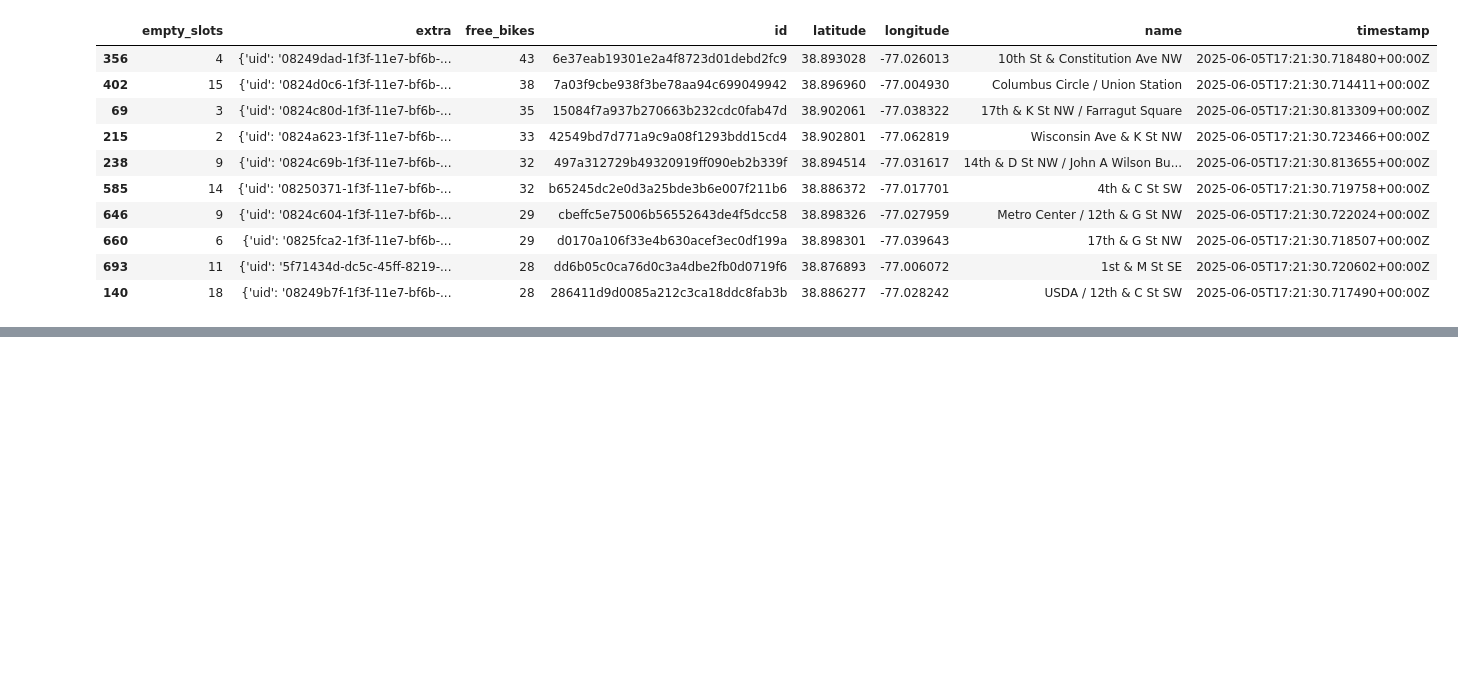
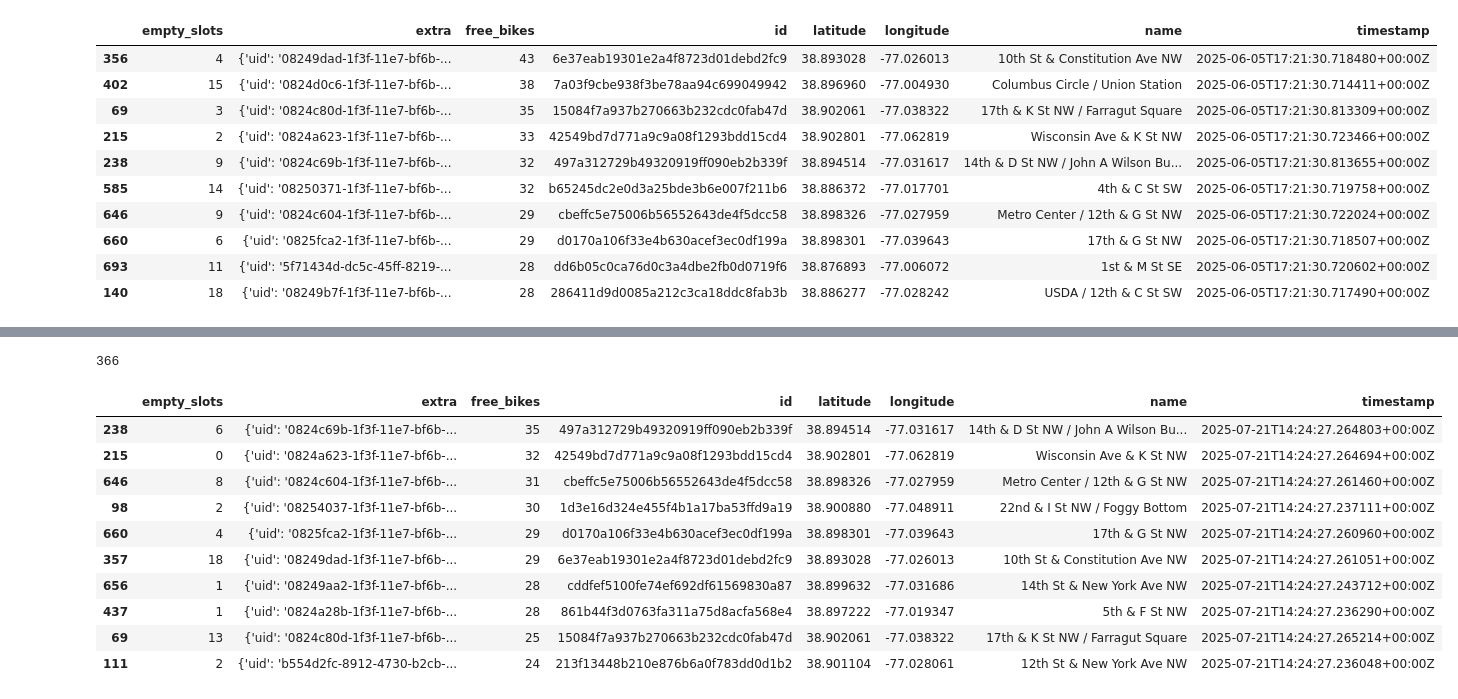
Before and after one commit to anniesidd/CityBike, a Jupyter notebook: Get_CityBike.ipynb, the cells around one changed output, grey strips where cells are left out. Saved outputs shown, nothing was run; the diff lists cells and outputs as text; code cells hidden in the pictures; blank space fills up the shorter version.

```diff
--- a/Get_CityBike.ipynb
+++ b/Get_CityBike.ipynb
@@ -116,0 +105,21 @@ cabi_stations.sort_values('empty_slots', ascending=False).head(10)
+# %%
+# Capital coordinates -  38.889921, -77.011001
+# Only want stations in northwest of the capital
+nw_cabi_stations = cabi_stations[(cabi_stations['latitude'] > 38.889921) & (cabi_stations['longitude'] < -77.011001) ]
+nw_cabi_stations['id'].count()
+# %% [output]
+366
+# %%
+nw_cabi_stations.sort_values('free_bikes', ascending=False).head(10)
+# %% [output]
+|  | empty_slots | extra | free_bikes | id | latitude | longitude | name | timestamp |
+| 238 | 6 | {'uid': '0824c69b-1f3f-11e7-bf6b-... | 35 | 497a312729b49320919ff090eb2b339f | 38.894514 | -77.031617 | 14th & D St NW / John A Wilson Bu... | 2025-07-21T14:24:27.264803+00:00Z |
+| 215 | 0 | {'uid': '0824a623-1f3f-11e7-bf6b-... | 32 | 42549bd7d771a9c9a08f1293bdd15cd4 | 38.902801 | -77.062819 | Wisconsin Ave & K St NW | 2025-07-21T14:24:27.264694+00:00Z |
+| 646 | 8 | {'uid': '0824c604-1f3f-11e7-bf6b-... | 31 | cbeffc5e75006b56552643de4f5dcc58 | 38.898326 | -77.027959 | Metro Center / 12th & G St NW | 2025-07-21T14:24:27.261460+00:00Z |
+| 98 | 2 | {'uid': '08254037-1f3f-11e7-bf6b-... | 30 | 1d3e16d324e455f4b1a17ba53ffd9a19 | 38.900880 | -77.048911 | 22nd & I St NW / Foggy Bottom | 2025-07-21T14:24:27.237111+00:00Z |
+| 660 | 4 | {'uid': '0825fca2-1f3f-11e7-bf6b-... | 29 | d0170a106f33e4b630acef3ec0df199a | 38.898301 | -77.039643 | 17th & G St NW | 2025-07-21T14:24:27.260960+00:00Z |
+| 357 | 18 | {'uid': '08249dad-1f3f-11e7-bf6b-... | 29 | 6e37eab19301e2a4f8723d01debd2fc9 | 38.893028 | -77.026013 | 10th St & Constitution Ave NW | 2025-07-21T14:24:27.261051+00:00Z |
+| 656 | 1 | {'uid': '08249aa2-1f3f-11e7-bf6b-... | 28 | cddfef5100fe74ef692df61569830a87 | 38.899632 | -77.031686 | 14th St & New York Ave NW | 2025-07-21T14:24:27.243712+00:00Z |
+| 437 | 1 | {'uid': '0824a28b-1f3f-11e7-bf6b-... | 28 | 861b44f3d0763fa311a75d8acfa568e4 | 38.897222 | -77.019347 | 5th & F St NW | 2025-07-21T14:24:27.236290+00:00Z |
+| 69 | 13 | {'uid': '0824c80d-1f3f-11e7-bf6b-... | 25 | 15084f7a937b270663b232cdc0fab47d | 38.902061 | -77.038322 | 17th & K St NW / Farragut Square | 2025-07-21T14:24:27.265214+00:00Z |
+| 111 | 2 | {'uid': 'b554d2fc-8912-4730-b2cb-... | 24 | 213f13448b210e876b6a0f783dd0d1b2 | 38.901104 | -77.028061 | 12th St & New York Ave NW | 2025-07-21T14:24:27.236048+00:00Z |
```
Also changed, not shown: parts of 6 cells of this notebook.
